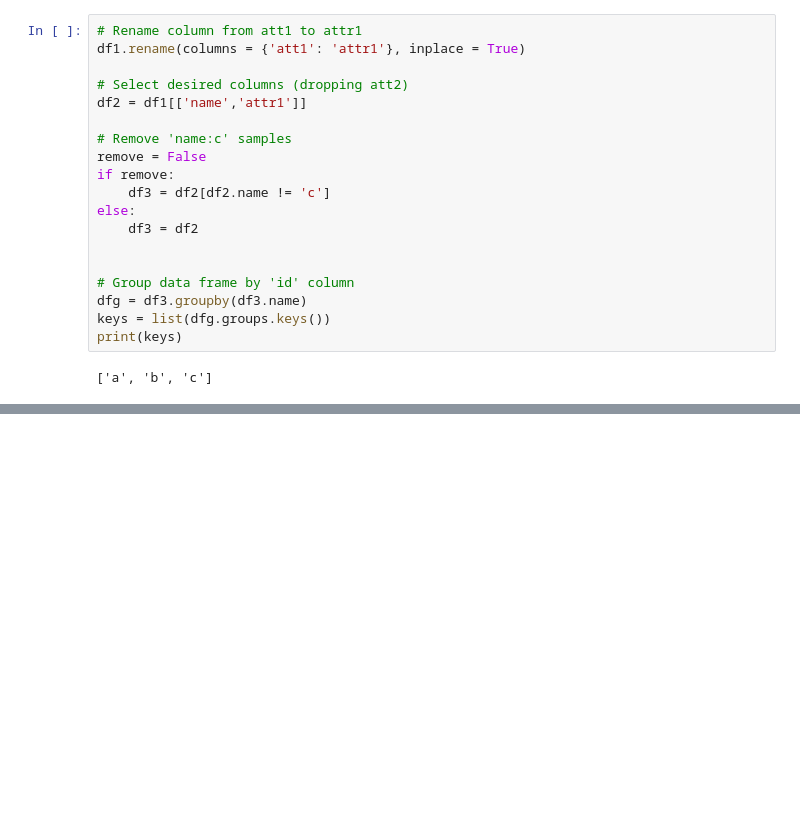
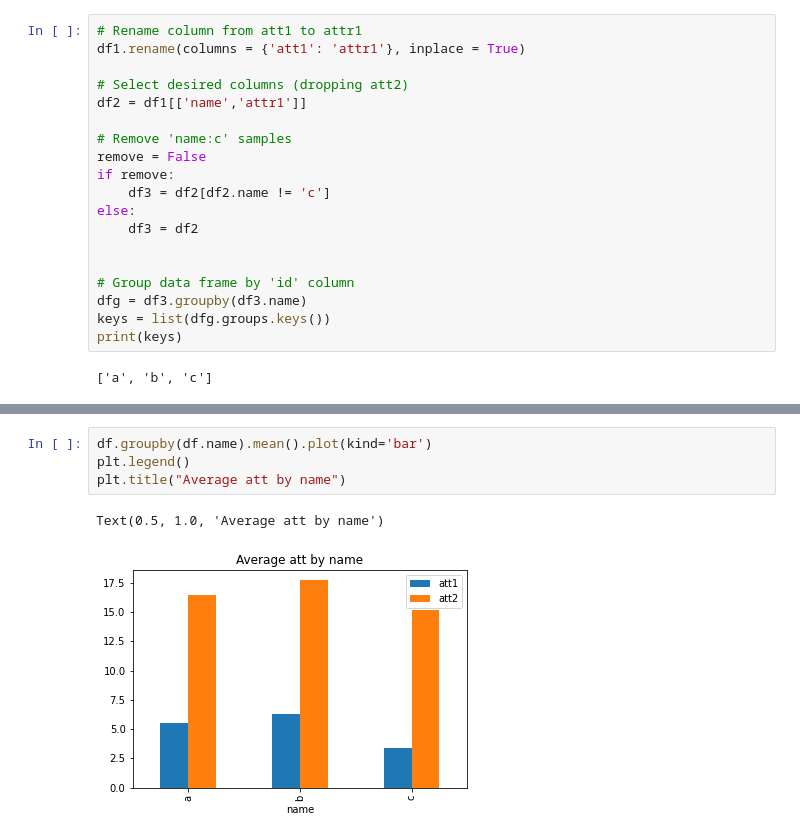
Before and after one commit to joaovicente/pandas-101, a Jupyter notebook: pandas-101.ipynb, the cells around one changed output, grey strips where cells are left out. Drawn from its saved outputs; the diff is of its cells as text; blank space fills up the shorter version.

```diff
--- a/pandas-101.ipynb
+++ b/pandas-101.ipynb
@@ -166,0 +179,7 @@ Text(0, 0.5, 'Attr1')
+# %%
+df.groupby(df.name).mean().plot(kind='bar')
+plt.legend()
+plt.title("Average att by name")
+# %% [output]
+Text(0.5, 1.0, 'Average att by name')
+[figure, added]
```
Also changed, not shown: parts of 7 cells of this notebook.
